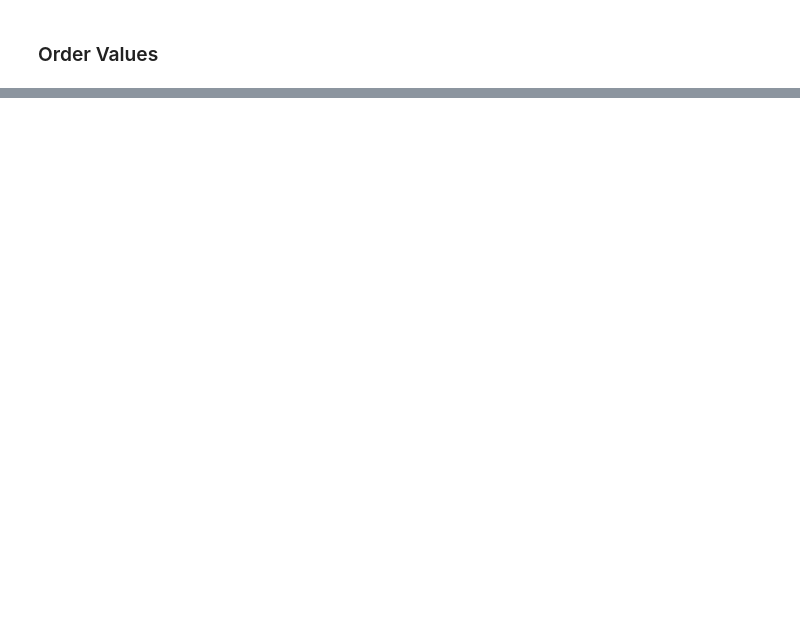
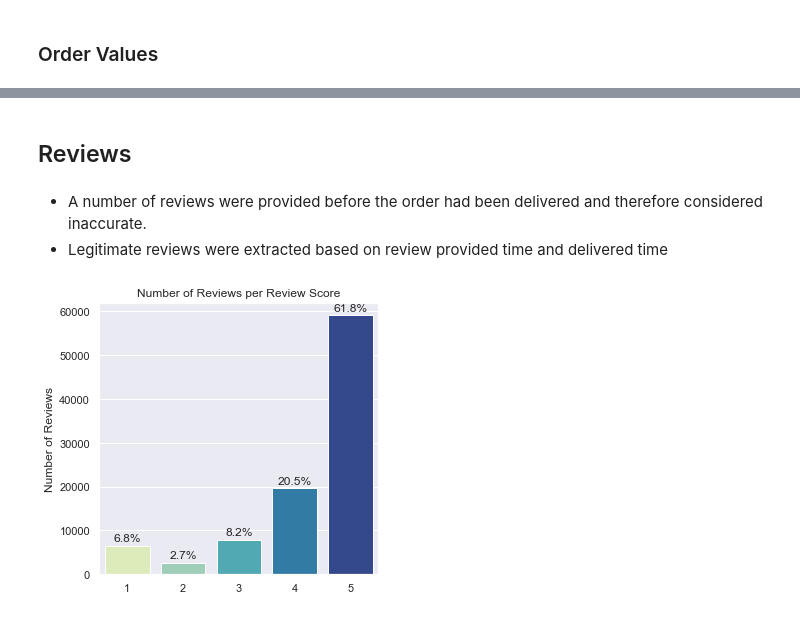
Before and after one commit to honnsey/Olist, a Jupyter notebook: OLIST.ipynb, the cells around one changed output, grey strips where cells are left out. Saved outputs shown, nothing was run; the diff lists cells and outputs as text; code cells hidden in the pictures; blank space fills up the shorter version.

```diff
--- a/OLIST.ipynb
+++ b/OLIST.ipynb
@@ -211,0 +164,5 @@ legit_reviews.query("review_score <= 3")
+# %% [markdown]
+## Reviews
+# %% [markdown]
+- A number of reviews were provided before the order had been delivered and therefore considered inaccurate.
+- Legitimate reviews were extracted based on review provided time and delivered time
@@ -211,0 +176,31 @@ legit_reviews.query("review_score <= 3")
+# %%
+review_count = legit_reviews.groupby('review_score')\
+                .agg({'review_id': 'count'})
+review_count['Percentage'] = review_count.review_id/sum(review_count.review_id) * 100
+review_count['Percentage'] = review_count['Percentage'].map('{:,.1f}%'.format)
+
+# Set figure dimensions
+plt.figure(figsize = (5,5))
+
+######################################
+# Number of Reviews per Review Score #
+######################################
+plot2= sns.barplot(x = review_count.index,
+                   y = 'review_id',
+                   data=review_count,
+                   palette= 'YlGnBu')
+
+############################################
+# Percentage Annotation on top of Bar Plot #
+############################################
+x = 0
+for patch, percentage in zip(plot2.patches, review_count.iloc[:,1]):   # for each patch/bar
+    y = patch.get_height() + 1000                            # offset 1000 from end of bar
+    plot2.annotate(percentage,(x,y), horizontalalignment= 'center')
+    x += 1
+
+# Formating
+plot2.set_ylabel('Number of Reviews')
+plot2.set(title='Number of Reviews per Review Score', xlabel= None);
+# %% [output]
+[figure, added]
```
Also changed, not shown: parts of 28 cells of this notebook, 2 other files.
